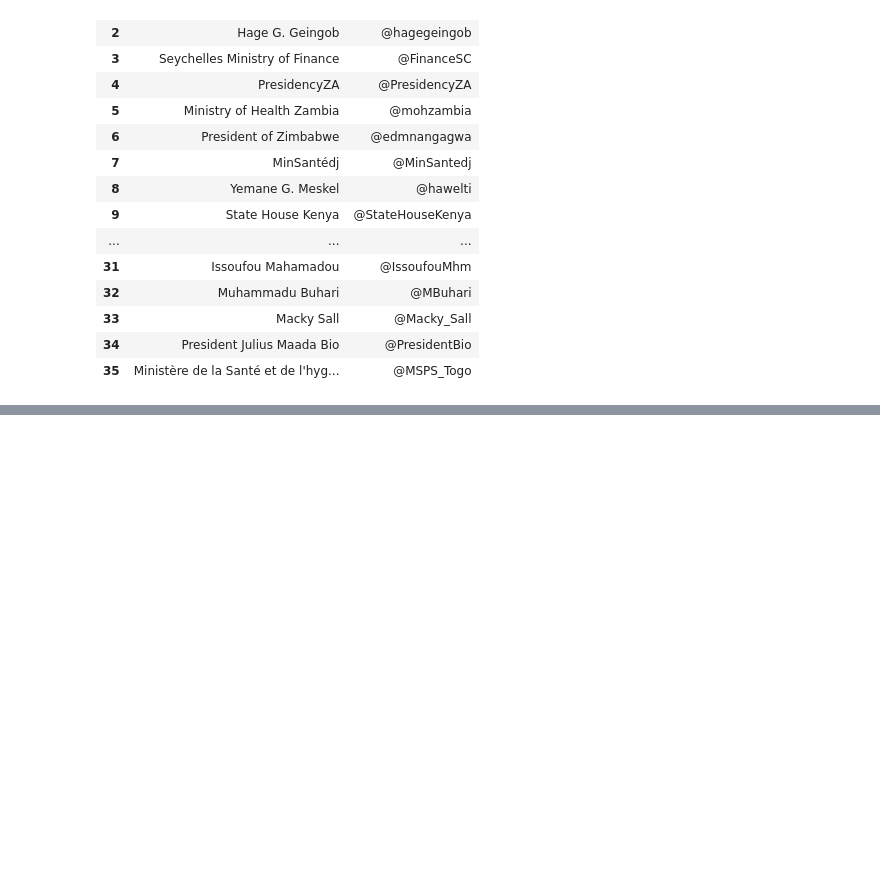
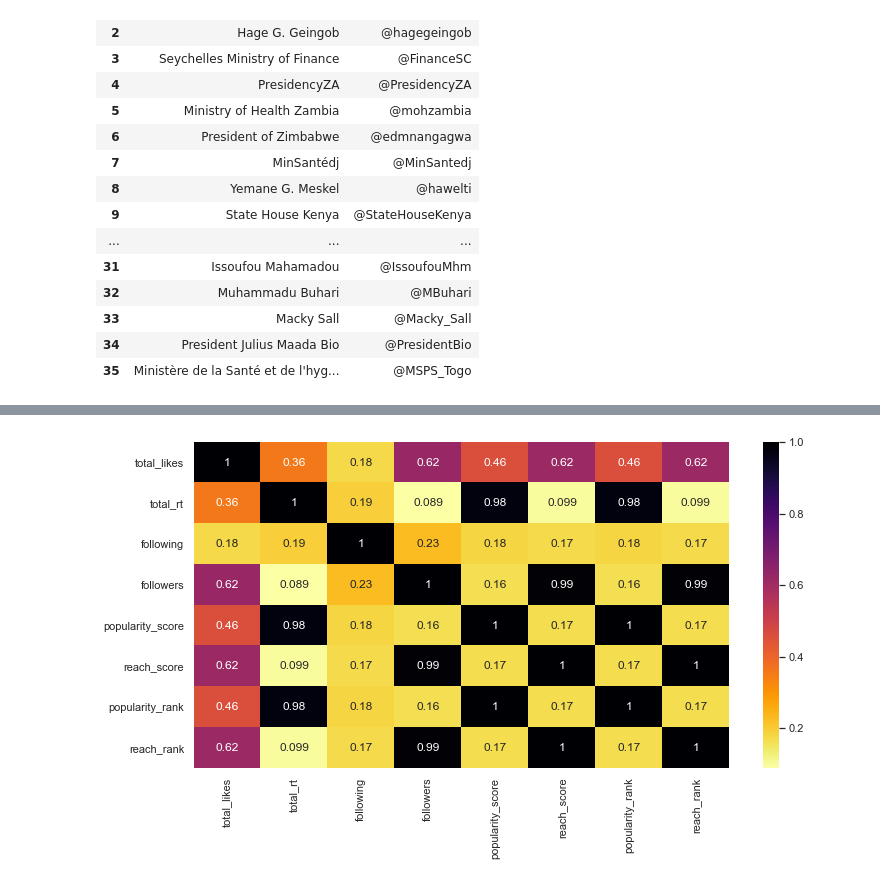
Before and after one commit to haddyadnan/Africa-Influentials-Twitter-users-segmentation, a Jupyter notebook: WebScraping.ipynb, the cells around one changed output, grey strips where cells are left out. Cells and saved outputs as stored; diff of their text form; code cells hidden in the pictures; blank space fills up the shorter version.

```diff
--- a/WebScraping.ipynb
+++ b/WebScraping.ipynb
@@ -260,0 +554,7 @@ Govthandle
+# %%
+inf.columns = ['id', 'created_at', 'source', 'original_text','clean_text',
+                        'sentiment','polarity','subjectivity', 'lang', 'favorite_count',
+                         'retweet_count', 'handle', 'original_author', 'hashtags',
+                          'user_mentions','followers_count','friends_count', 'place',
+                         'place_coord_boundaries']
+inf.head(2)
@@ -260,0 +565,26 @@ Govthandle
+# %%
+inf.created_at = pd.to_datetime(inf.created_at)
+# %%
+def AddCols(prev_df):
+    new_df = pd.DataFrame(prev_df.handle.unique(), columns = ['Influencer'])
+    new_df['total_likes'] = 0
+    new_df['total_rt'] = 0
+    new_df['following'] = 0
+    new_df['followers'] = 0
+
+    for i,user in enumerate(prev_df.handle.unique()):
+        #Calculate favorite count,retweet count, followers count and friends count for each handle
+        new_df['total_likes'].loc[i]= prev_df[prev_df.handle == user]['favorite_count'].sum()
+        new_df['total_rt'].loc[i]= prev_df[prev_df.handle == user]['retweet_count'].sum()
+        idx = prev_df[(prev_df.handle == user)].index[0]
+        new_df['following'].loc[i]= prev_df[prev_df.handle == user]['friends_count'][idx]
+        new_df['followers'].loc[i]= prev_df[prev_df.handle == user]['followers_count'][idx]
+
+        #Calculate popularity and reach score and also their rank
+    new_df['popularity_score'] = new_df.total_likes + new_df.total_rt
+    new_df['reach_score'] = new_df.followers - new_df.following
+    new_df['popularity_rank'] = new_df.popularity_score.rank()
+    new_df['reach_rank'] = new_df.reach_score.rank()
+    return new_df
+# %%
+unt = AddCols(inf)
@@ -260,0 +616,7 @@ Govthandle
+# %%
+#Compute the spearman rank correlation
+
+plt.figure(figsize = (12,6))
+sns.heatmap(unt.corr(method = 'spearman'), annot = True, cmap = 'inferno_r');
+# %% [output]
+[figure, added]
```
Also changed, not shown: parts of 59 cells of this notebook, 4 other files.
